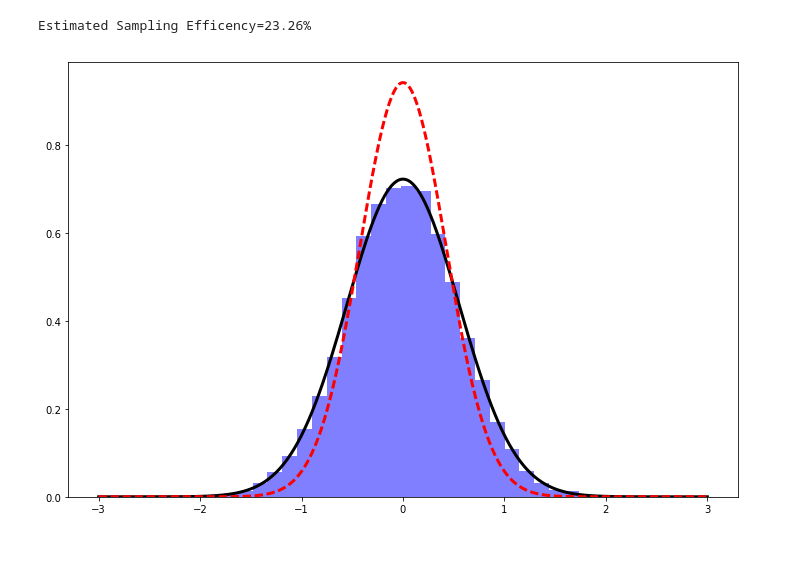
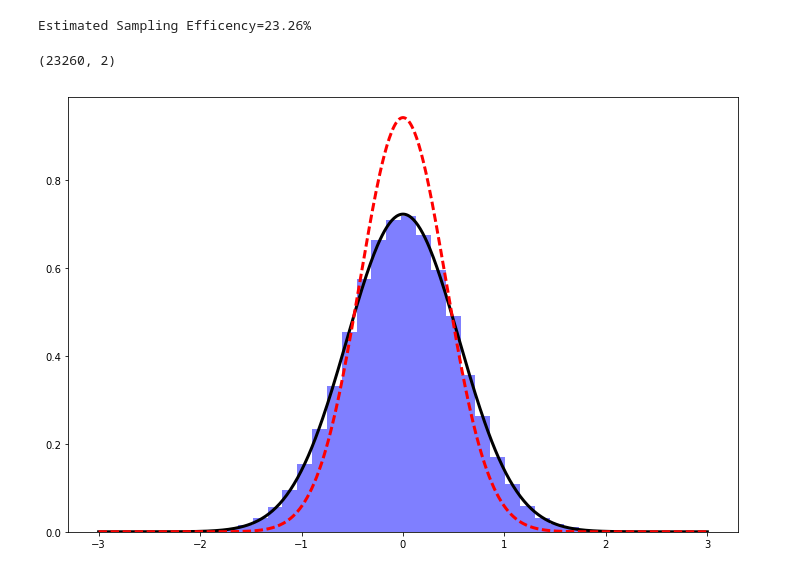
Before and after one commit to klaimans/PyStuff, a Jupyter notebook: pyHIM.ipynb, the cells around one changed output. Cells and saved outputs as stored; diff of their text form; code cells hidden in the pictures.

```diff
--- a/pyHIM.ipynb
+++ b/pyHIM.ipynb
@@ -54,14 +54,18 @@ system = HIM(N = 2, omega = 1, lambda0 = 5);
 sshot = system.singleshot(numshots = 100000)
 # %% [output]
 Estimated Sampling Efficency=23.26%
+# %%
+sshot.shape
+# %% [output]
+(23260, 2)
 # %%
 x = np.linspace(-3,3,512,endpoint=True)
 plt.subplots(figsize = (12,8))
-#plt.hist(sshot.ravel(),normed = 1, bins = 32, alpha = 0.5, histtype='stepfilled', linewidth = 3, color = 'b');
-plt.hist(sshot[:,0],normed = 1, bins = 32, alpha = 0.5, histtype='stepfilled', linewidth = 3, color = 'b');
+plt.hist(sshot.ravel(),normed = 1, bins = 32, alpha = 0.5, histtype='stepfilled', linewidth = 3, color = 'b');
+#plt.hist(sshot[:,0],normed = 1, bins = 32, alpha = 0.5, histtype='stepfilled', linewidth = 3, color = 'b');
 plt.plot(x,  system.rho1(x), linewidth = 3, color = 'k');
 plt.plot(x,  system.conditonalP(x,0,2),'--', linewidth = 3, color = 'r');
 #plt.plot(x,  system.conditonalP(x,0,3),':', linewidth = 3, color = 'g');
 #plt.plot(x,  system.conditonalP(x,0,4),'--', linewidth = 3, color = 'm');
 # %% [output]
-[figure, old version]
+[figure, new version]
```
Also changed, not shown: parts of 1 cell of this notebook.
